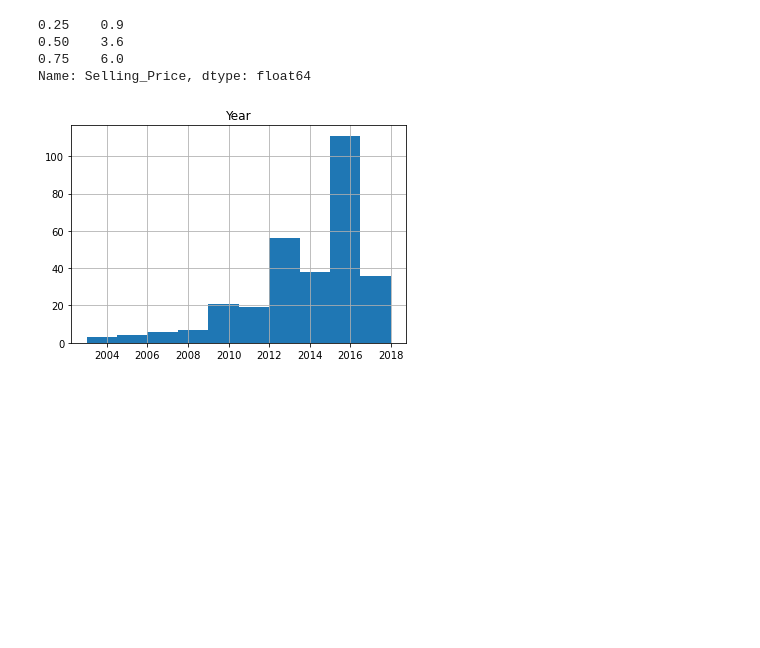
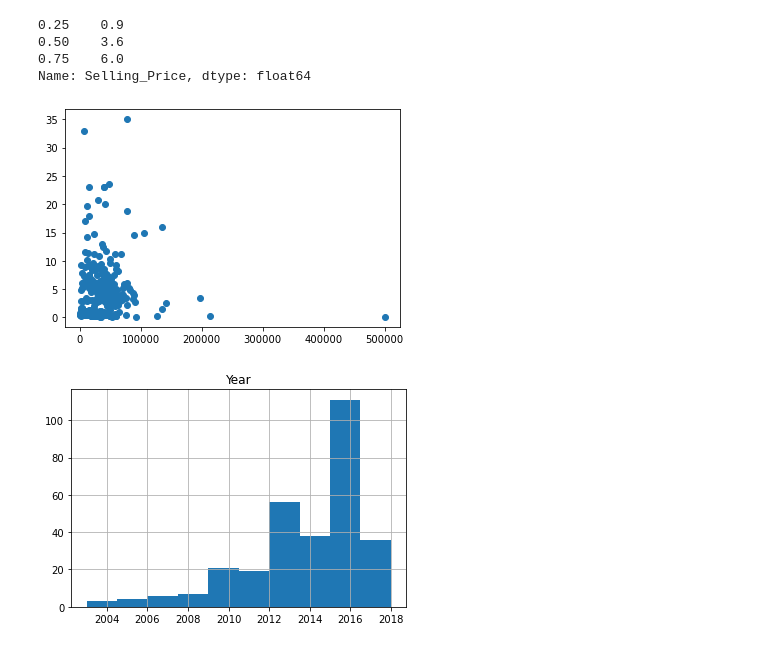
Before and after one commit to Ludo-R/CarPurchase-Project, a Jupyter notebook: carpurchase.ipynb, the cells around one changed output. Drawn from its saved outputs; the diff is of its cells as text; code cells hidden in the pictures; blank space fills up the shorter version.

```diff
--- a/carpurchase.ipynb
+++ b/carpurchase.ipynb
@@ -58,6 +58,14 @@ df.Selling_Price.quantile([0.25,0.5,0.75])
 0.50    3.6
 0.75    6.0
 Name: Selling_Price, dtype: float64
+# %%
+x = df["Kms_Driven"]
+y = df["Selling_Price"]
+
+plt.scatter(x,y)
+plt.show()
+# %% [output]
+[figure, added]
 # %%
 df.hist("Year")
 df.hist("Selling_Price")
```
Also changed, not shown: parts of 12 cells of this notebook.
